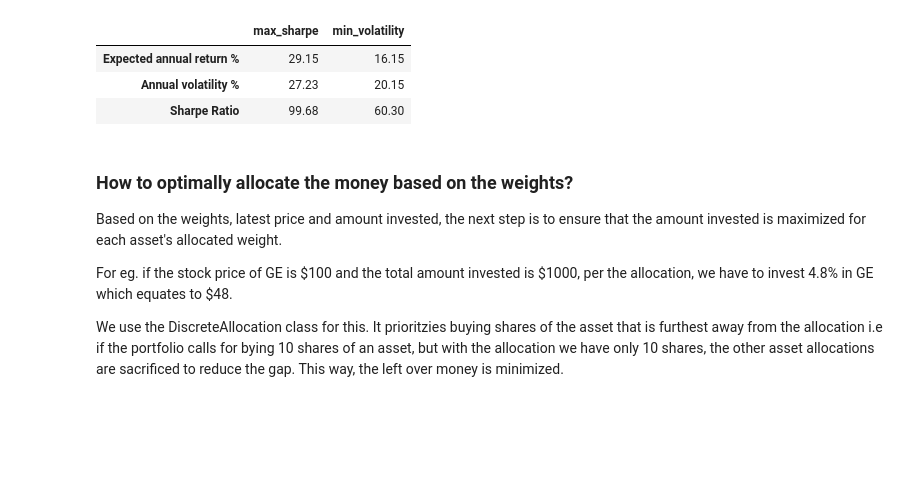
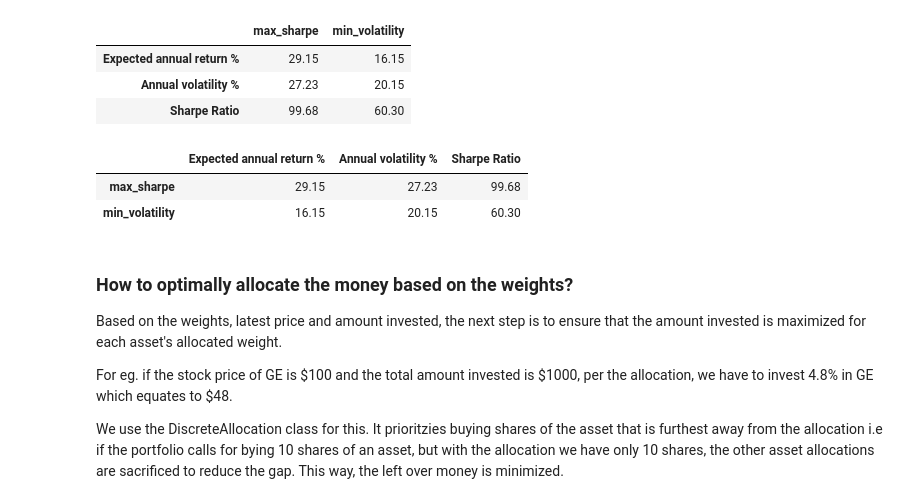
Before and after one commit to rahulakrish/portfolio_builder, a Jupyter notebook: mpt.ipynb, the cells around one changed output. Saved outputs shown, nothing was run; the diff lists cells and outputs as text; code cells hidden in the pictures; blank space fills up the shorter version.

```diff
--- a/mpt.ipynb
+++ b/mpt.ipynb
@@ -561,6 +573,12 @@ ef_df
 | Expected annual return % | 29.15 | 16.15 |
 | Annual volatility % | 27.23 | 20.15 |
 | Sharpe Ratio | 99.68 | 60.30 |
+# %%
+ef_df.T
+# %% [output]
+|  | Expected annual return % | Annual volatility % | Sharpe Ratio |
+| max_sharpe | 29.15 | 27.23 | 99.68 |
+| min_volatility | 16.15 | 20.15 | 60.30 |
 # %% [markdown]
 ### How to optimally allocate the money based on the weights?
 
```
Also changed, not shown: parts of 18 cells of this notebook.
